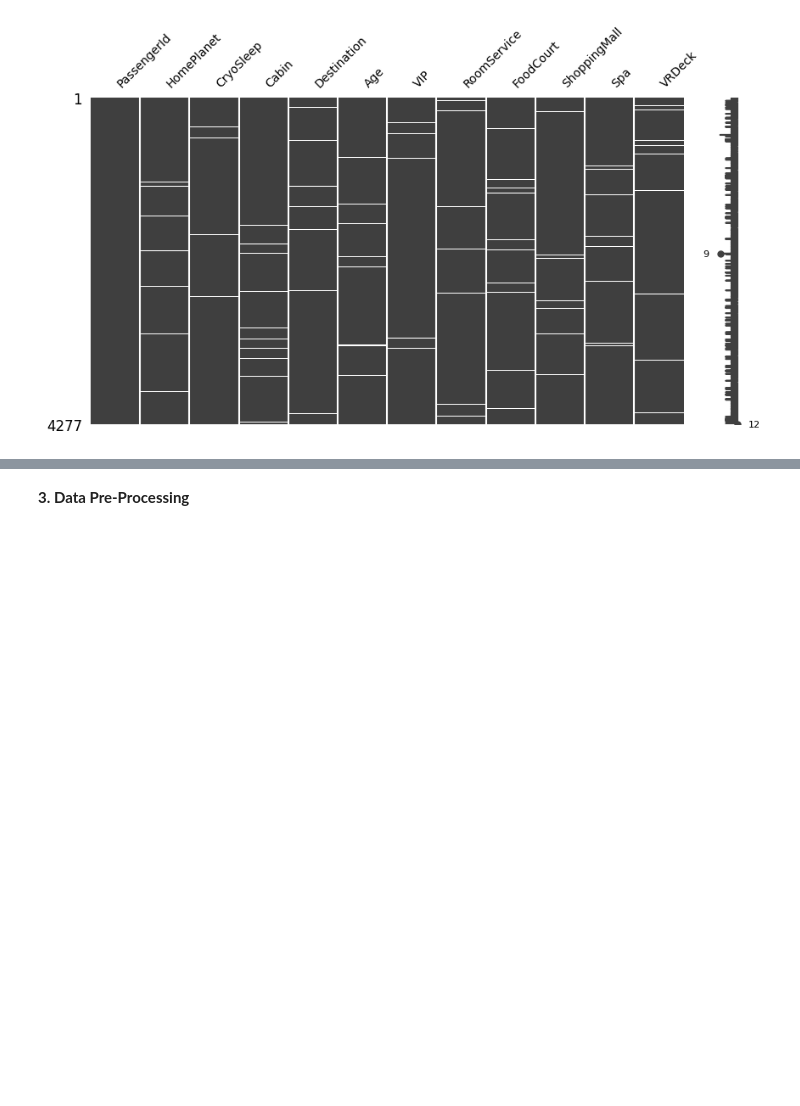
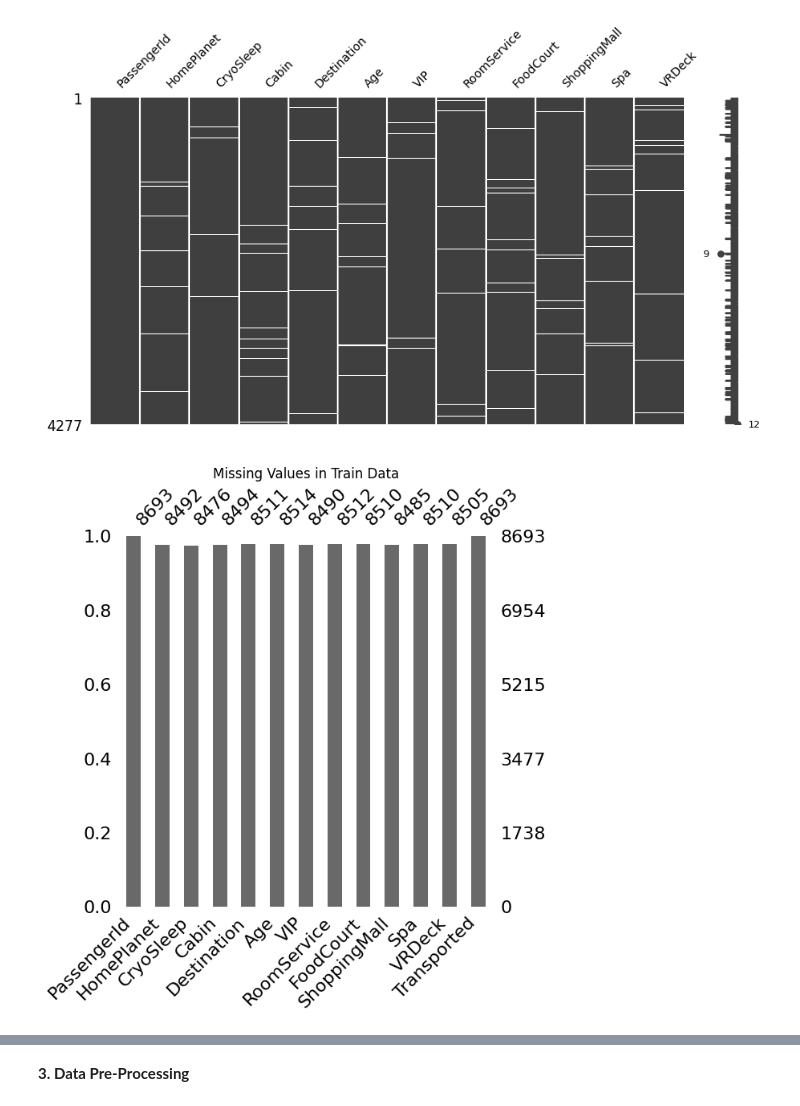
Before and after one commit to bksat90kc/KaggleChallenge, a Jupyter notebook: KaggleChallenge.ipynb, the cells around one changed output, grey strips where cells are left out. Drawn from its saved outputs; the diff is of its cells as text; code cells hidden in the pictures; blank space fills up the shorter version.

```diff
--- a/KaggleChallenge.ipynb
+++ b/KaggleChallenge.ipynb
@@ -85,3 +86,10 @@ msno.matrix(test_df,figsize=(10,5),fontsize=10)
 <Axes: >
 [figure]
 [figure]
+# %%
+# showing missing values in bar plot (training data)
+msno.bar(train_df, figsize=(6, 6))
+plt.title('Missing Values in Train Data')
+plt.show()
+# %% [output]
+[figure, added]
```
Also changed, not shown: parts of 26 cells of this notebook.
